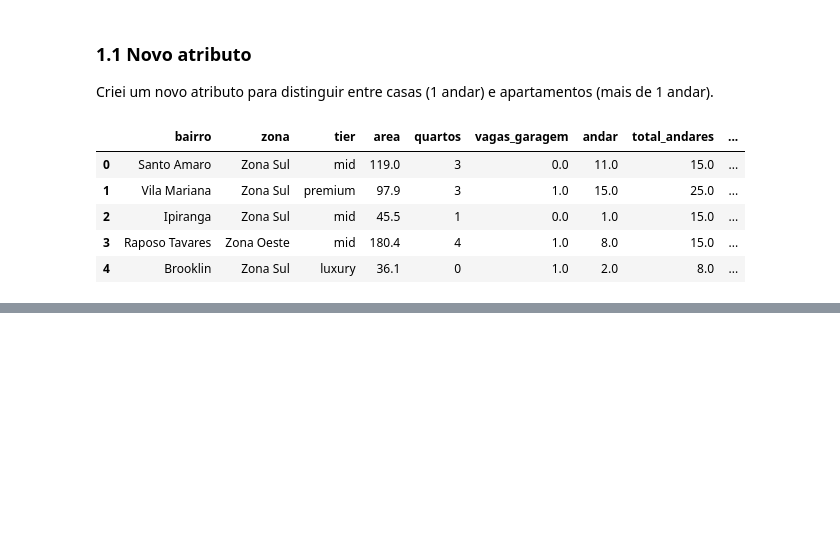
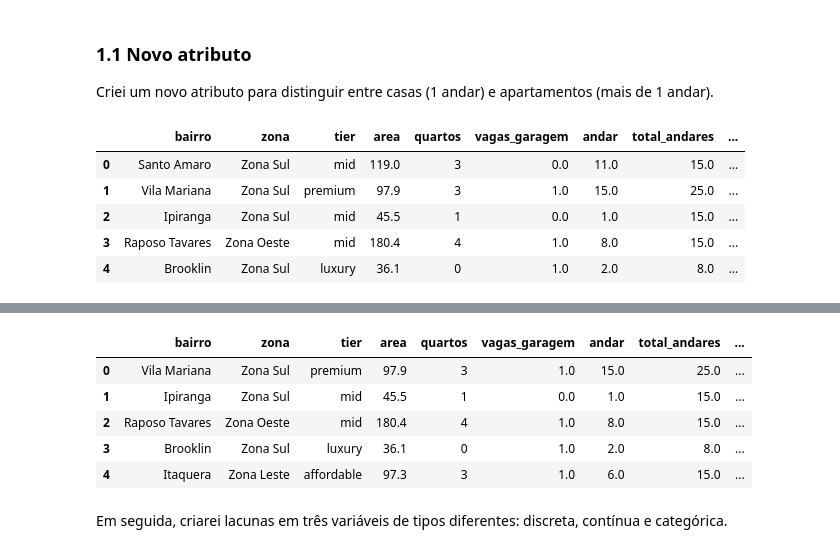
Before and after one commit to JoaoMAraujoJr/DataScience_2026.2, a Jupyter notebook: jupyters/Imputação e Normalização.ipynb, the cells around one changed output, grey strips where cells are left out. Saved outputs shown, nothing was run; the diff lists cells and outputs as text; code cells hidden in the pictures; blank space fills up the shorter version.

```diff
--- a/jupyters/Imputação e Normalização.ipynb
+++ b/jupyters/Imputação e Normalização.ipynb
@@ -82,0 +228,22 @@ imoveis_df.head()
+# %%
+# Função de apagamento e base-gabarito
+rng = np.random.default_rng(42)
+
+def erase_at_random(values, share):
+    return values.mask(rng.random(len(values)) < share)
+
+imoveis_true = (
+    imoveis_df
+    .dropna(subset=["condominio_mensal", "vagas_garagem"])
+    .reset_index(drop=True)
+)
+imoveis_true.head()
+# %% [output]
+|  | bairro | zona | tier | area | quartos | vagas_garagem | andar | total_andares | ... |
+| 0 | Vila Mariana | Zona Sul | premium | 97.9 | 3 | 1.0 | 15.0 | 25.0 | ... |
+| 1 | Ipiranga | Zona Sul | mid | 45.5 | 1 | 0.0 | 1.0 | 15.0 | ... |
+| 2 | Raposo Tavares | Zona Oeste | mid | 180.4 | 4 | 1.0 | 8.0 | 15.0 | ... |
+| 3 | Brooklin | Zona Sul | luxury | 36.1 | 0 | 1.0 | 2.0 | 8.0 | ... |
+| 4 | Itaquera | Zona Leste | affordable | 97.3 | 3 | 1.0 | 6.0 | 15.0 | ... |
+# %% [markdown]
+Em seguida, criarei lacunas em três variáveis de tipos diferentes: discreta, contínua e categórica.
```
Also changed, not shown: parts of 23 cells of this notebook.
